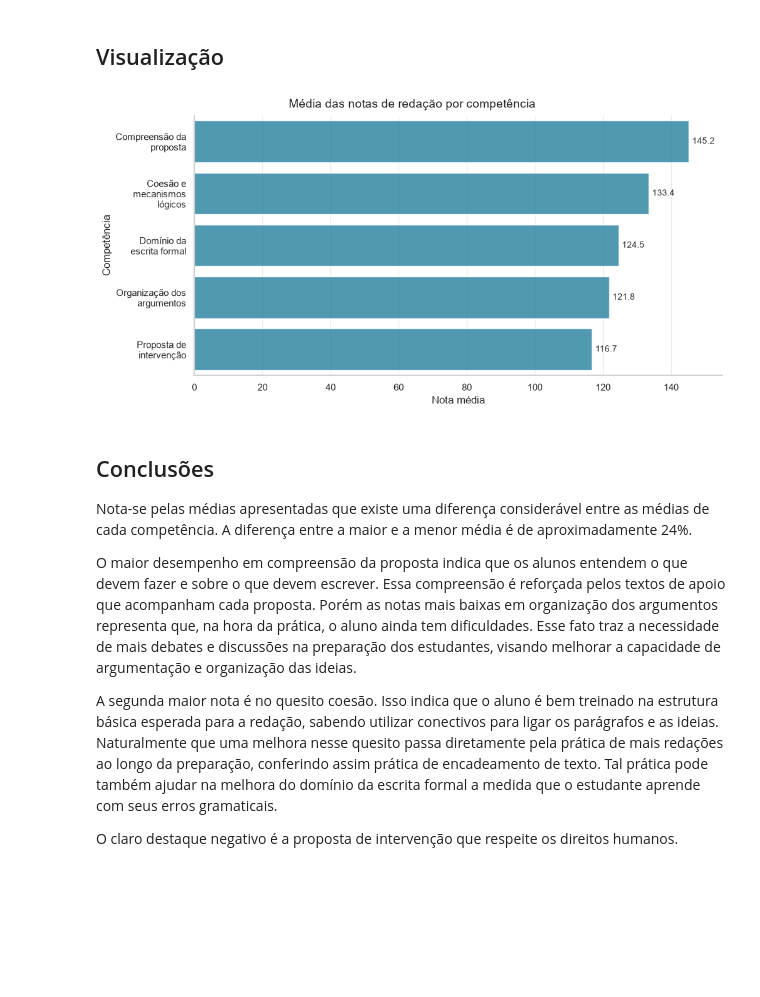
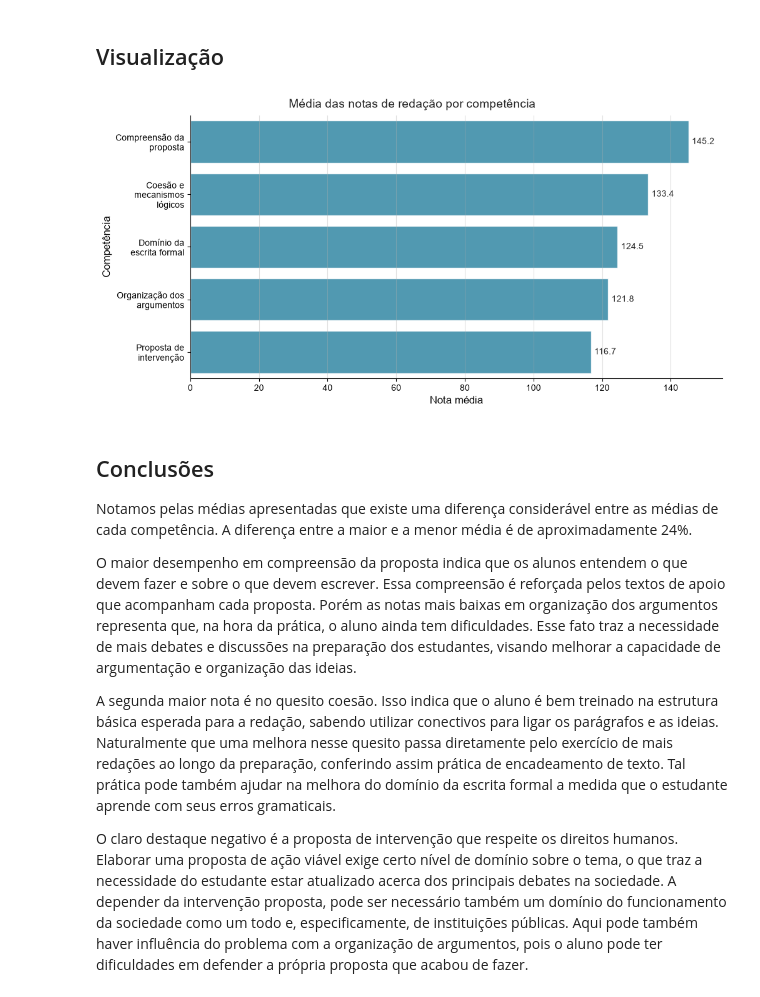
Before and after one commit to mviniciusc/analise_questoes_enem, a Jupyter notebook: notebooks/competencias_redacao.ipynb, the cells around one changed output. Drawn from its saved outputs; the diff is of its cells as text; code cells hidden in the pictures; blank space fills up the shorter version.

```diff
--- a/notebooks/competencias_redacao.ipynb
+++ b/notebooks/competencias_redacao.ipynb
@@ -27,17 +27,8 @@ query = """
 # consultar a tabela e salvar em um dataframe
 df = con.execute(query).df()
 
-# criar uma lista com nomes reduzidos das competências. Esses nomes serão utlizados como rótulos do gráfico para evitar poluição visual.
-rotulos = [
-    "Domínio da escrita formal",
-    "Compreensão da proposta",
-    "Organização dos argumentos",
-    "Coesão e mecanismos lógicos",
-    "Proposta de intervenção"
-]
-
-#adicionar a nova coluna de rótulos no dataframe
-df['rotulos'] = rotulos
+#Não esquecer de fechar a conexão
+con.close()
 
 # ordenar o dataset em ordem decrescente de média de notas
 df=df.sort_values (by='nota_media', ascending=False)
@@ -63,7 +54,7 @@ import matplotlib.pyplot as plt
 import textwrap
 
 # aplicar o textwrap para quebrar automaticamente o texto do nome das competências. Fica melhor de visualizar no gráfico.
-df['rotulos'] = df['rotulos'].apply(lambda x: textwrap.fill(x, width=15))
+df['nome'] = df['nome'].apply(lambda x: textwrap.fill(x, width=15))
 
 # cria a moldura (fig) e o eixo do gráfico (ax)
 fig, ax = plt.subplots(figsize=(10, 5), layout='constrained') # layout para considerar as bordas da figura ao alinhar o título
@@ -74,47 +65,47 @@ sns.set_theme(style="whitegrid")
 ax = sns.barplot(
     data=df,
     x="nota_media",
-    y="rotulos",
+    y='nome',
     alpha=0.8,
     color="#118AB2",
     ax=ax # especificar qual eixo deve ir esse gráfico (nesse caso só tem 1)
 )
 
 # inserir rótulos de dados
 ax.bar_label(
     ax.containers[0], # colocar rótulos nas barras
     fmt='%.1f', # formatação do número com 1 casa decimal
     padding=4, # ajuste de posicionamento
     fontsize=10
 )
 
 # Adicionando titulo e rótulos
 fig.suptitle("Média das notas de redação por competência", fontsize=14)
 plt.xlabel("Nota média", fontsize=12)
 plt.ylabel("Competência", fontsize=12)
 
 # ajustar o limite direito do eixo X para dar espaço ao rótulo de dados
 ax.set_xlim(left=0, right=155)
 
 # controlar a transparência das barras verticais do grid
 ax.grid(axis='x', alpha=0.4)
 
 # remover as linhas superior e direita da caixa do gráfico.
 sns.despine()
 
 # Exportando o artefato final em alta resolução
 plt.savefig('../graficos/competencias_redacao.png', dpi=300)
 
 plt.show()
 # %% [output]
-[figure, old version]
+[figure, new version]
 # %% [markdown]
 ## Conclusões
 
-Nota-se pelas médias apresentadas que existe uma diferença considerável entre as médias de cada competência. A diferença entre a maior e a menor média é de aproximadamente 24%.
+Notamos pelas médias apresentadas que existe uma diferença considerável entre as médias de cada competência. A diferença entre a maior e a menor média é de aproximadamente 24%.
 
 O maior desempenho em compreensão da proposta indica que os alunos entendem o que devem fazer e sobre o que devem escrever. Essa compreensão é reforçada pelos textos de apoio que acompanham cada proposta. Porém as notas mais baixas em organização dos argumentos representa que, na hora da prática, o aluno ainda tem dificuldades. Esse fato traz a necessidade de mais debates e discussões na preparação dos estudantes, visando melhorar a capacidade de argumentação e organização das ideias.
 
-A segunda maior nota é no quesito coesão. Isso indica que o aluno é bem treinado na estrutura básica esperada para a redação, sabendo utilizar conectivos para ligar os parágrafos e as ideias. Naturalmente que uma melhora nesse quesito passa diretamente pela prática de mais redações ao longo da preparação, conferindo assim prática de encadeamento de texto. Tal prática pode também ajudar na melhora do domínio da escrita formal a medida que o estudante aprende com seus erros gramaticais.
+A segunda maior nota é no quesito coesão. Isso indica que o aluno é bem treinado na estrutura básica esperada para a redação, sabendo utilizar conectivos para ligar os parágrafos e as ideias. Naturalmente que uma melhora nesse quesito passa diretamente pelo exercício de mais redações ao longo da preparação, conferindo assim prática de encadeamento de texto. Tal prática pode também ajudar na melhora do domínio da escrita formal a medida que o estudante aprende com seus erros gramaticais.
 
-O claro destaque negativo é a proposta de intervenção que respeite os direitos humanos.
+O claro destaque negativo é a proposta de intervenção que respeite os direitos humanos. Elaborar uma proposta de ação viável exige certo nível de domínio sobre o tema, o que traz a necessidade do estudante estar atualizado acerca dos principais debates na sociedade. A depender da intervenção proposta, pode ser necessário também um domínio do funcionamento da sociedade como um todo e, especificamente, de instituições públicas. Aqui pode também haver influência do problema com a organização de argumentos, pois o aluno pode ter dificuldades em defender a própria proposta que acabou de fazer.
```
Also changed, not shown: parts of 2 cells of this notebook, 4 other files.
